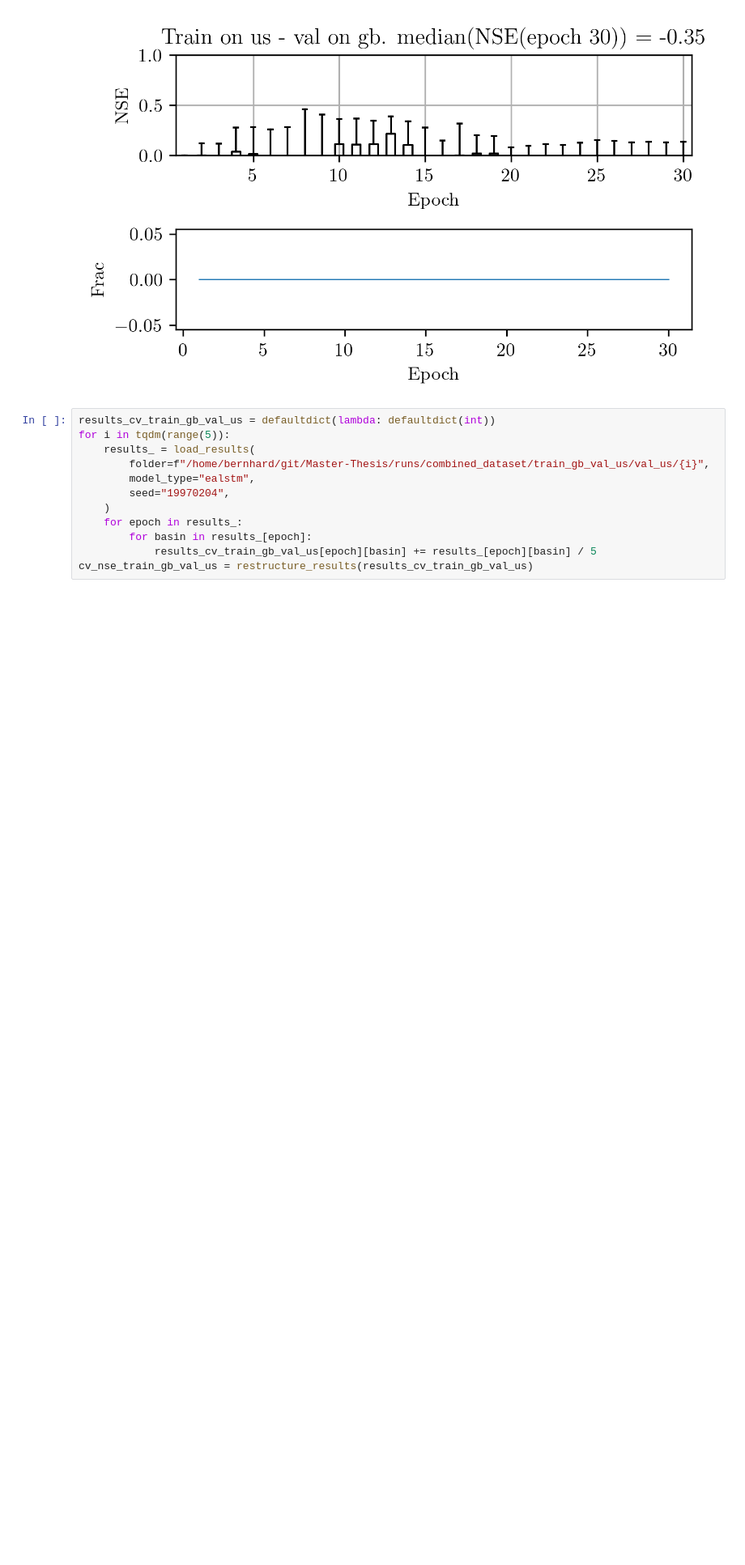
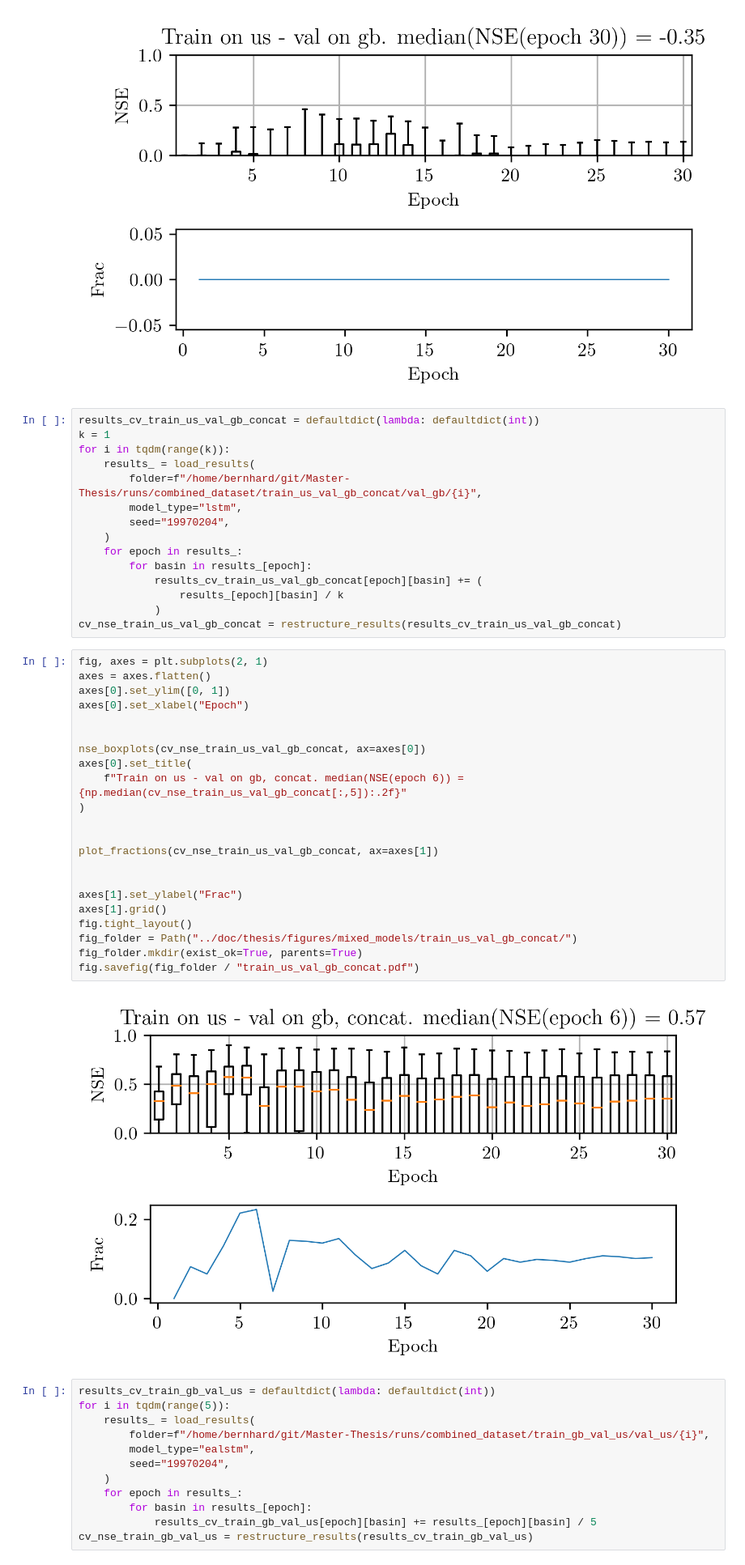
Before and after one commit to bernharl/Master-Thesis, a Jupyter notebook: notebooks/correlation_reduction.ipynb, the cells around one changed output. Shown at 81% size. Cells and saved outputs as stored; diff of their text form; blank space fills up the shorter version.

```diff
--- a/notebooks/correlation_reduction.ipynb
+++ b/notebooks/correlation_reduction.ipynb
@@ -631,6 +673,45 @@ axes[1].grid()
 fig.tight_layout()
 # %% [output]
 [figure]
+# %%
+results_cv_train_us_val_gb_concat = defaultdict(lambda: defaultdict(int))
+k = 1
+for i in tqdm(range(k)):
+    results_ = load_results(
+        folder=f"/home/bernhard/git/Master-Thesis/runs/combined_dataset/train_us_val_gb_concat/val_gb/{i}",
+        model_type="lstm",
+        seed="19970204",
+    )
+    for epoch in results_:
+        for basin in results_[epoch]:
+            results_cv_train_us_val_gb_concat[epoch][basin] += (
+                results_[epoch][basin] / k
+            )
+cv_nse_train_us_val_gb_concat = restructure_results(results_cv_train_us_val_gb_concat)
+# %%
+fig, axes = plt.subplots(2, 1)
+axes = axes.flatten()
+axes[0].set_ylim([0, 1])
+axes[0].set_xlabel("Epoch")
+
+
+nse_boxplots(cv_nse_train_us_val_gb_concat, ax=axes[0])
+axes[0].set_title(
+    f"Train on us - val on gb, concat. median(NSE(epoch 6)) = {np.median(cv_nse_train_us_val_gb_concat[:,5]):.2f}"
+)
+
+
+plot_fractions(cv_nse_train_us_val_gb_concat, ax=axes[1])
+
+
+axes[1].set_ylabel("Frac")
+axes[1].grid()
+fig.tight_layout()
+fig_folder = Path("../doc/thesis/figures/mixed_models/train_us_val_gb_concat/")
+fig_folder.mkdir(exist_ok=True, parents=True)
+fig.savefig(fig_folder / "train_us_val_gb_concat.pdf")
+# %% [output]
+[figure, added]
 # %%
 results_cv_train_gb_val_us = defaultdict(lambda: defaultdict(int))
 for i in tqdm(range(5)):
```
Also changed, not shown: parts of 16 cells of this notebook.
